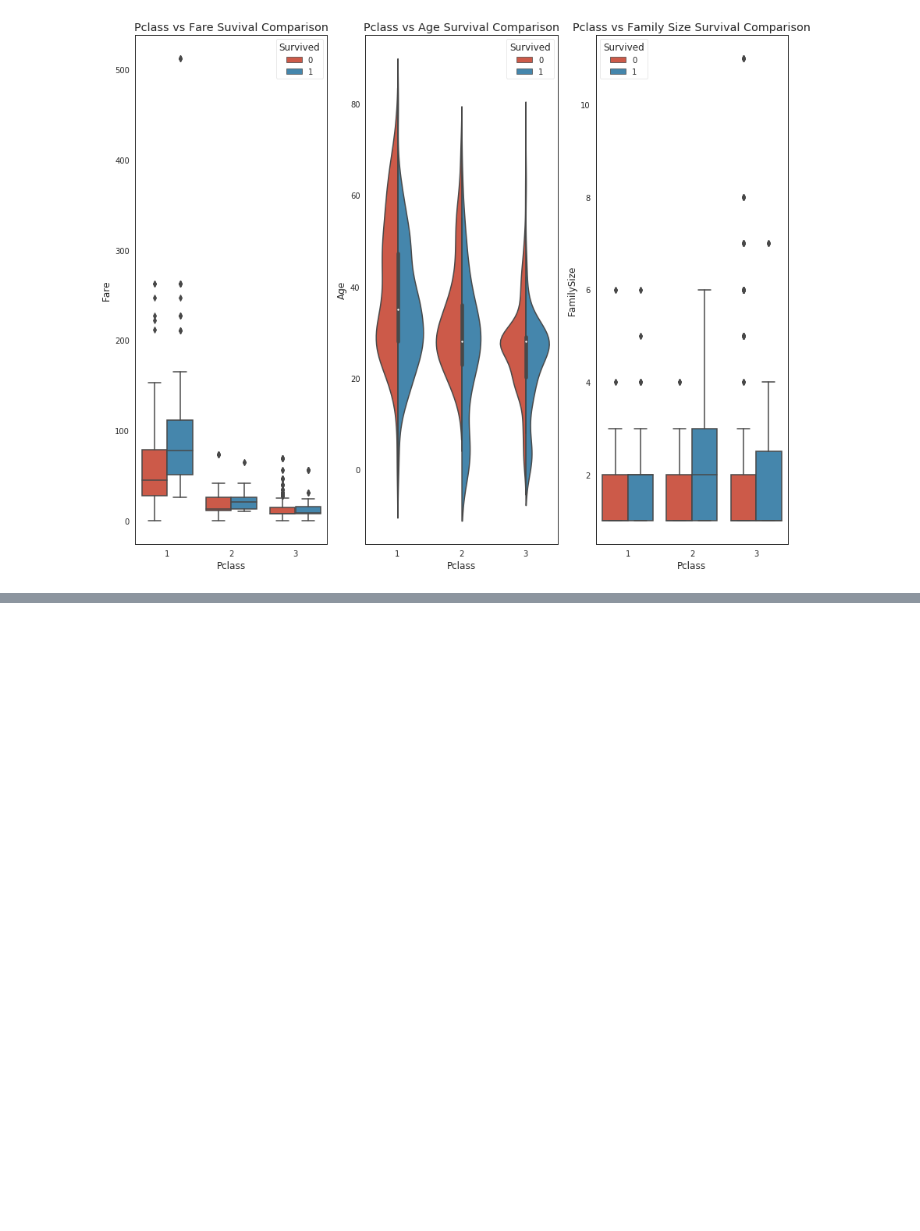
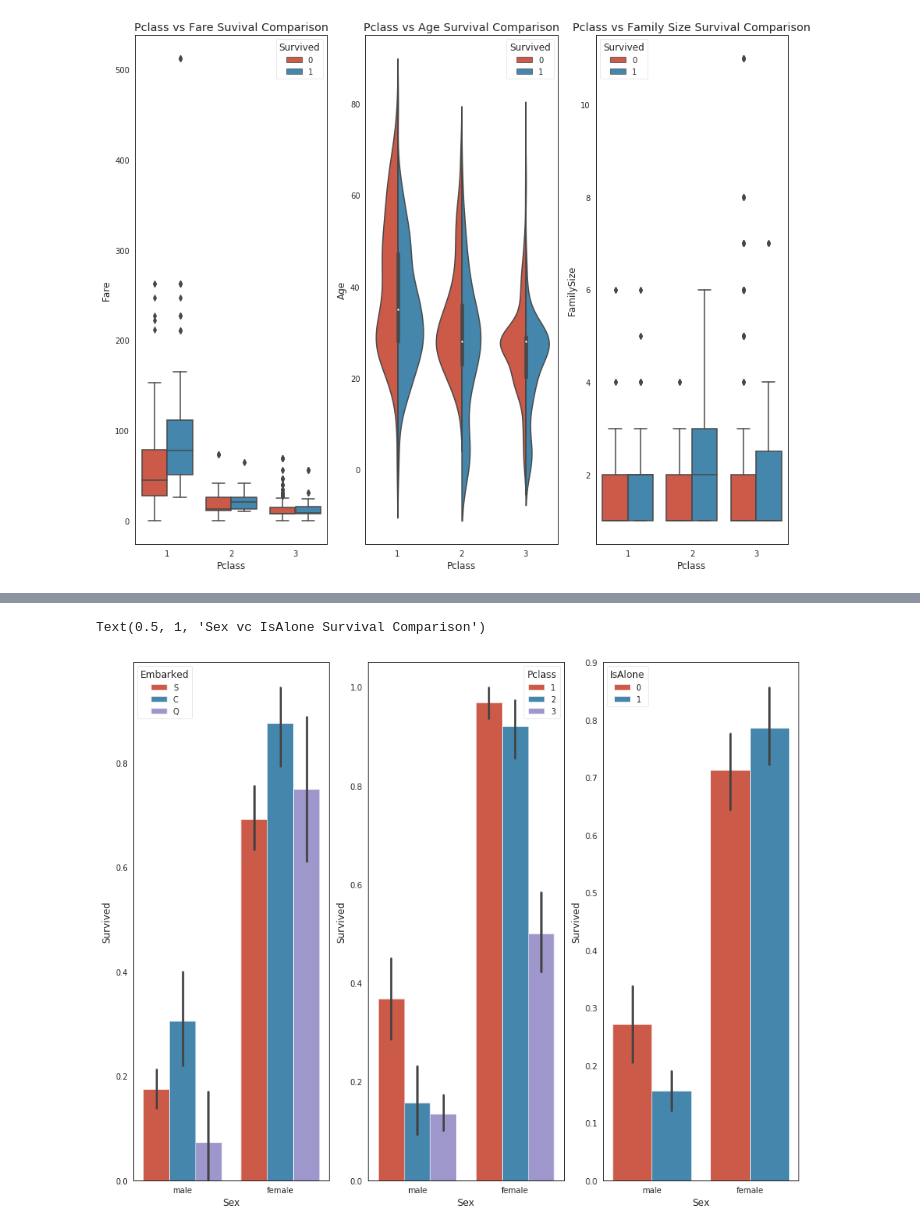
Before and after one commit to KaioViana/Titanic-predict, a Jupyter notebook: titanic.ipynb, the cells around one changed output, grey strips where cells are left out. Drawn from its saved outputs; the diff is of its cells as text; code cells hidden in the pictures; blank space fills up the shorter version.

```diff
--- a/titanic.ipynb
+++ b/titanic.ipynb
@@ -676,3 +676,24 @@ data1.describe()
 | 50% | 0.000000 | 3.000000 | 28.000000 | 0.000000 | 0.000000 | 14.454200 | 1.000000 | 1.000000 | 1.000000 | 2.000000 | ... |
 | 75% | 1.000000 | 3.000000 | 35.000000 | 1.000000 | 0.000000 | 31.000000 | 2.000000 | 1.000000 | 1.000000 | 2.000000 | ... |
 | max | 1.000000 | 3.000000 | 80.000000 | 8.000000 | 6.000000 | 512.329200 | 11.000000 | 1.000000 | 1.000000 | 2.000000 | ... |
+# %%
+# gráfico de distribuição de dados qualitativos: Sex
+# sabemos também que o sexo importava na sobrevivência, agora vamos compará-lo com em segunda variável
+
+# usaremos gráficos de barras para verificar essa relação
+fig, qaxis = plt.subplots(1,3, figsize=(15, 12))
+
+# barplot de Sex em relação a Embarked
+sns.barplot(x='Sex', y='Survived', hue='Embarked', data=data1, ax=qaxis[0])
+axis1.set_title('Sex vs Embarked Survival Comparison')
+
+# barplot de Sex em relação a Pclass
+sns.barplot(x='Sex', y='Survived', hue='Pclass', data=data1, ax=qaxis[1])
+axis1.set_title('Sex vs Pclass Survival Comparison')
+
+# barplot de Sex em relação ao IsAlone
+sns.barplot(x='Sex', y='Survived', hue='IsAlone', data=data1, ax=qaxis[2])
+axis1.set_title('Sex vc IsAlone Survival Comparison')
+# %% [output]
+Text(0.5, 1, 'Sex vc IsAlone Survival Comparison')
+[figure, added]
```
Also changed, not shown: parts of 12 cells of this notebook.
